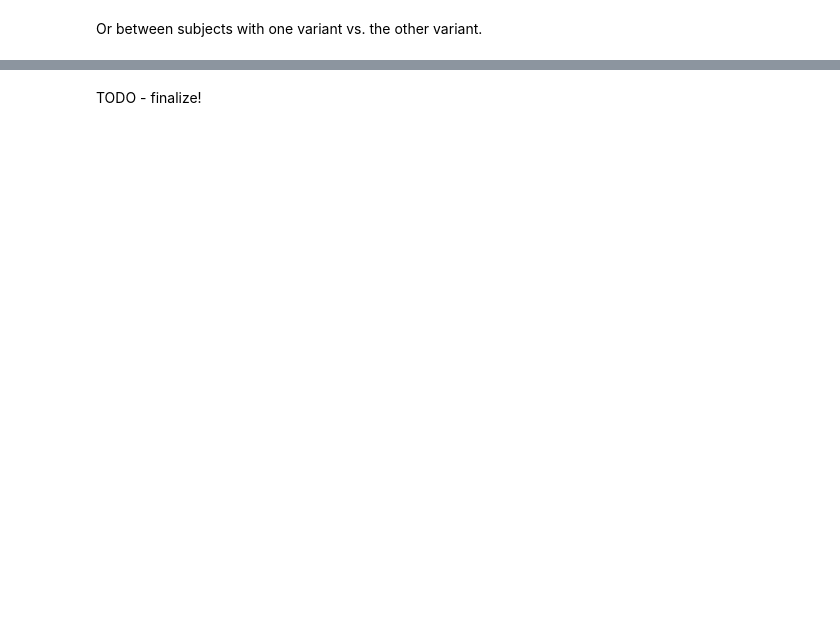
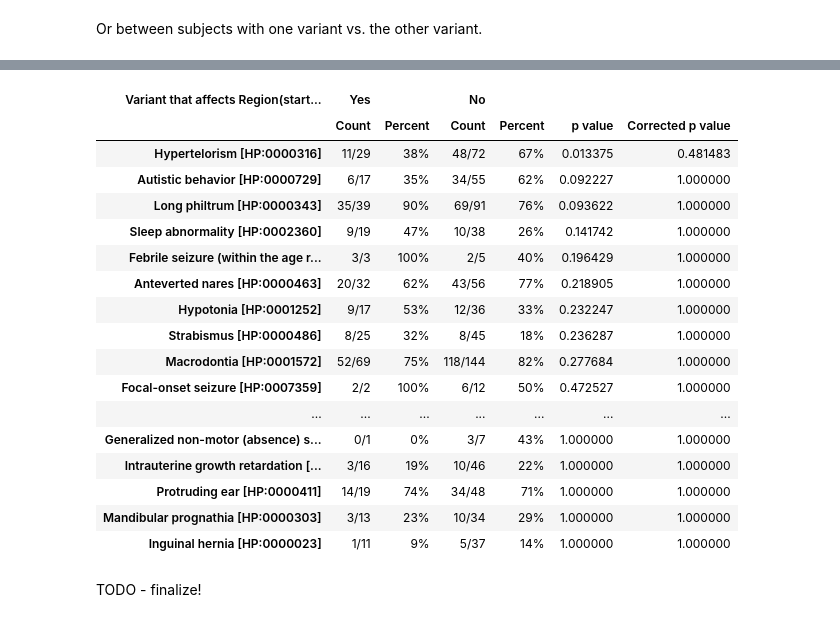
Before and after one commit to monarch-initiative/gpsea, a Jupyter notebook: notebooks/ANKRD11/KBG.ipynb, the cells around one changed output, grey strips where cells are left out. Drawn from its saved outputs; the diff is of its cells as text; code cells hidden in the pictures; blank space fills up the shorter version.

```diff
--- a/notebooks/ANKRD11/KBG.ipynb
+++ b/notebooks/ANKRD11/KBG.ipynb
@@ -272,3 +273,25 @@ prot_test.summarize(hpo,PatientCategories.YES)
 | Generalized-onset seizure [HP:000... | 1/1 | 100% | 11/13 | 85% | 1.000000 | 1.0 |
+# %%
+prot_test = analysis.compare_by_protein_region(Region(400, 800), tx_id)
+prot_test.summarize(hpo,PatientCategories.YES)
+# %% [output]
+| Variant that affects Region(start... | Yes |  | No |  |  |  |
+|  | Count | Percent | Count | Percent | p value | Corrected p value |
+| Hypertelorism [HP:0000316] | 11/29 | 38% | 48/72 | 67% | 0.013375 | 0.481483 |
+| Autistic behavior [HP:0000729] | 6/17 | 35% | 34/55 | 62% | 0.092227 | 1.000000 |
+| Long philtrum [HP:0000343] | 35/39 | 90% | 69/91 | 76% | 0.093622 | 1.000000 |
+| Sleep abnormality [HP:0002360] | 9/19 | 47% | 10/38 | 26% | 0.141742 | 1.000000 |
+| Febrile seizure (within the age r... | 3/3 | 100% | 2/5 | 40% | 0.196429 | 1.000000 |
+| Anteverted nares [HP:0000463] | 20/32 | 62% | 43/56 | 77% | 0.218905 | 1.000000 |
+| Hypotonia [HP:0001252] | 9/17 | 53% | 12/36 | 33% | 0.232247 | 1.000000 |
+| Strabismus [HP:0000486] | 8/25 | 32% | 8/45 | 18% | 0.236287 | 1.000000 |
+| Macrodontia [HP:0001572] | 52/69 | 75% | 118/144 | 82% | 0.277684 | 1.000000 |
+| Focal-onset seizure [HP:0007359] | 2/2 | 100% | 6/12 | 50% | 0.472527 | 1.000000 |
+| ... | ... | ... | ... | ... | ... | ... |
+| Generalized non-motor (absence) s... | 0/1 | 0% | 3/7 | 43% | 1.000000 | 1.000000 |
+| Intrauterine growth retardation [... | 3/16 | 19% | 10/46 | 22% | 1.000000 | 1.000000 |
+| Protruding ear [HP:0000411] | 14/19 | 74% | 34/48 | 71% | 1.000000 | 1.000000 |
+| Mandibular prognathia [HP:0000303] | 3/13 | 23% | 10/34 | 29% | 1.000000 | 1.000000 |
+| Inguinal hernia [HP:0000023] | 1/11 | 9% | 5/37 | 14% | 1.000000 | 1.000000 |
 # %% [markdown]
 TODO - finalize!
```
Also changed, not shown: parts of 8 cells of this notebook, 6 other files.
